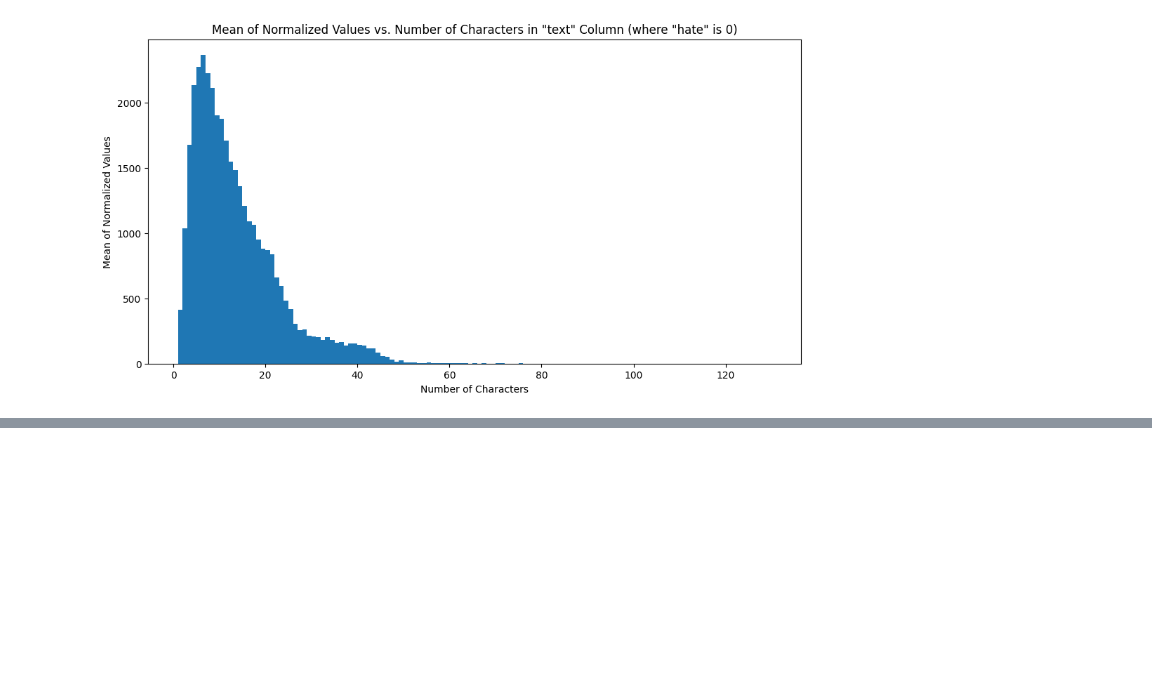
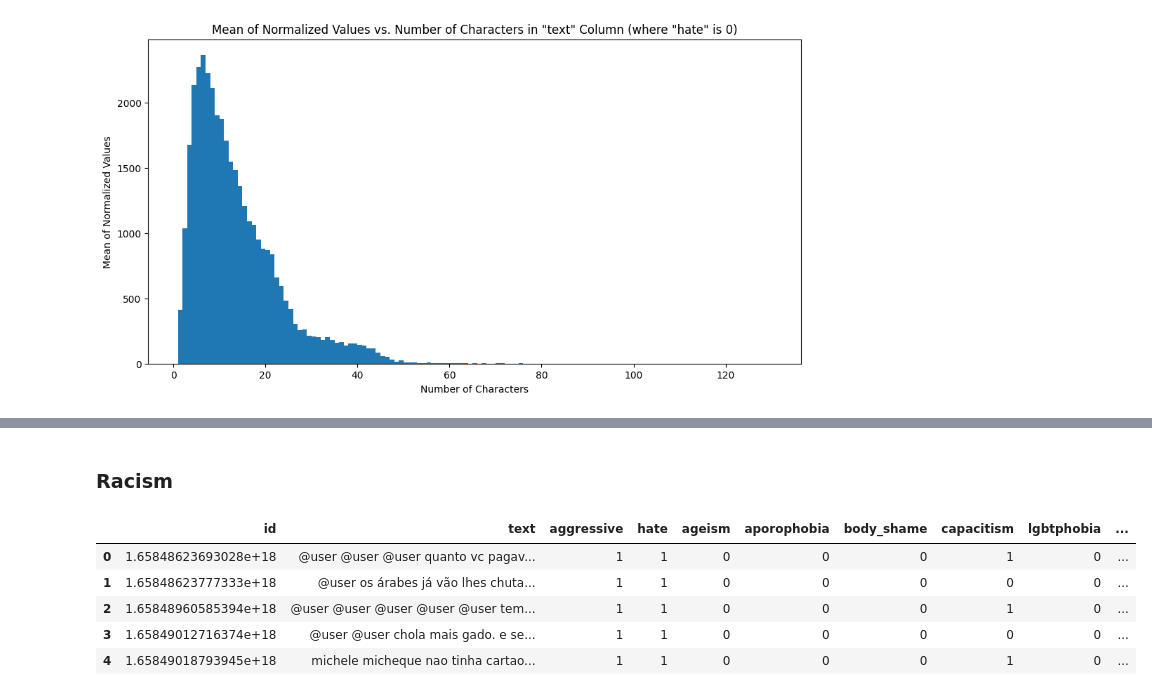
Before and after one commit to Silly-Machine/TuPy-Data-Engineering, a Jupyter notebook: notebooks/exploratory data analysis.ipynb, the cells around one changed output, grey strips where cells are left out. Saved outputs shown, nothing was run; the diff lists cells and outputs as text; code cells hidden in the pictures; blank space fills up the shorter version.

```diff
--- a/notebooks/exploratory data analysis.ipynb
+++ b/notebooks/exploratory data analysis.ipynb
@@ -420,0 +567,11 @@ See the caveats in the documentation: https://pandas.pydata.org/pandas-docs/stab
+# %% [markdown]
+### Racism
+# %%
+df_tupi_hier.head()
+# %% [output]
+|  | id | text | aggressive | hate | ageism | aporophobia | body_shame | capacitism | lgbtphobia | ... |
+| 0 | 1.65848623693028e+18 | @user @user @user quanto vc pagav... | 1 | 1 | 0 | 0 | 0 | 1 | 0 | ... |
+| 1 | 1.65848623777333e+18 | @user os árabes já vão lhes chuta... | 1 | 1 | 0 | 0 | 0 | 0 | 0 | ... |
+| 2 | 1.65848960585394e+18 | @user @user @user @user @user tem... | 1 | 1 | 0 | 0 | 0 | 1 | 0 | ... |
+| 3 | 1.65849012716374e+18 | @user @user chola mais gado. e se... | 1 | 1 | 0 | 0 | 0 | 0 | 0 | ... |
+| 4 | 1.65849018793945e+18 | michele micheque nao tinha cartao... | 1 | 1 | 0 | 0 | 0 | 1 | 0 | ... |
```
Also changed, not shown: parts of 24 cells of this notebook, 3 other files.
